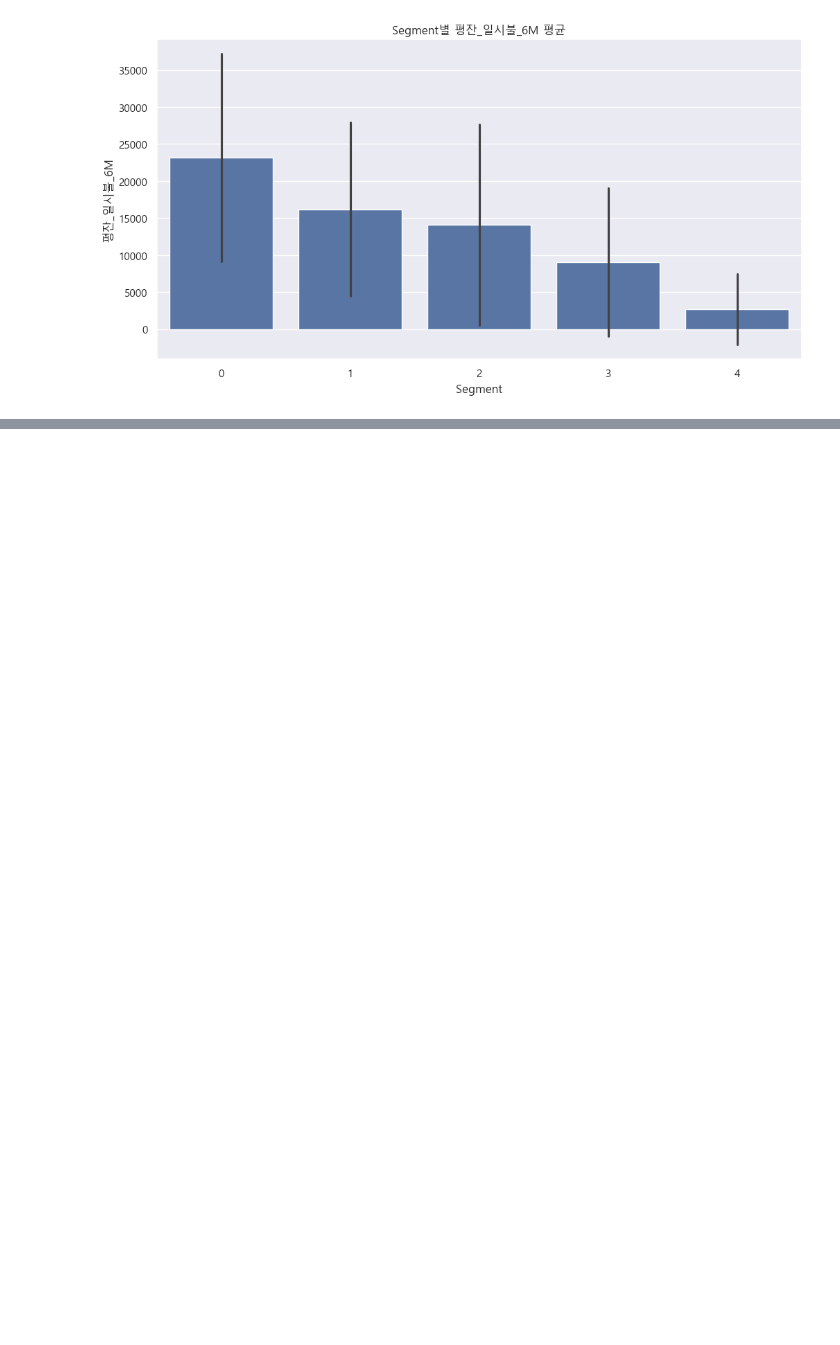
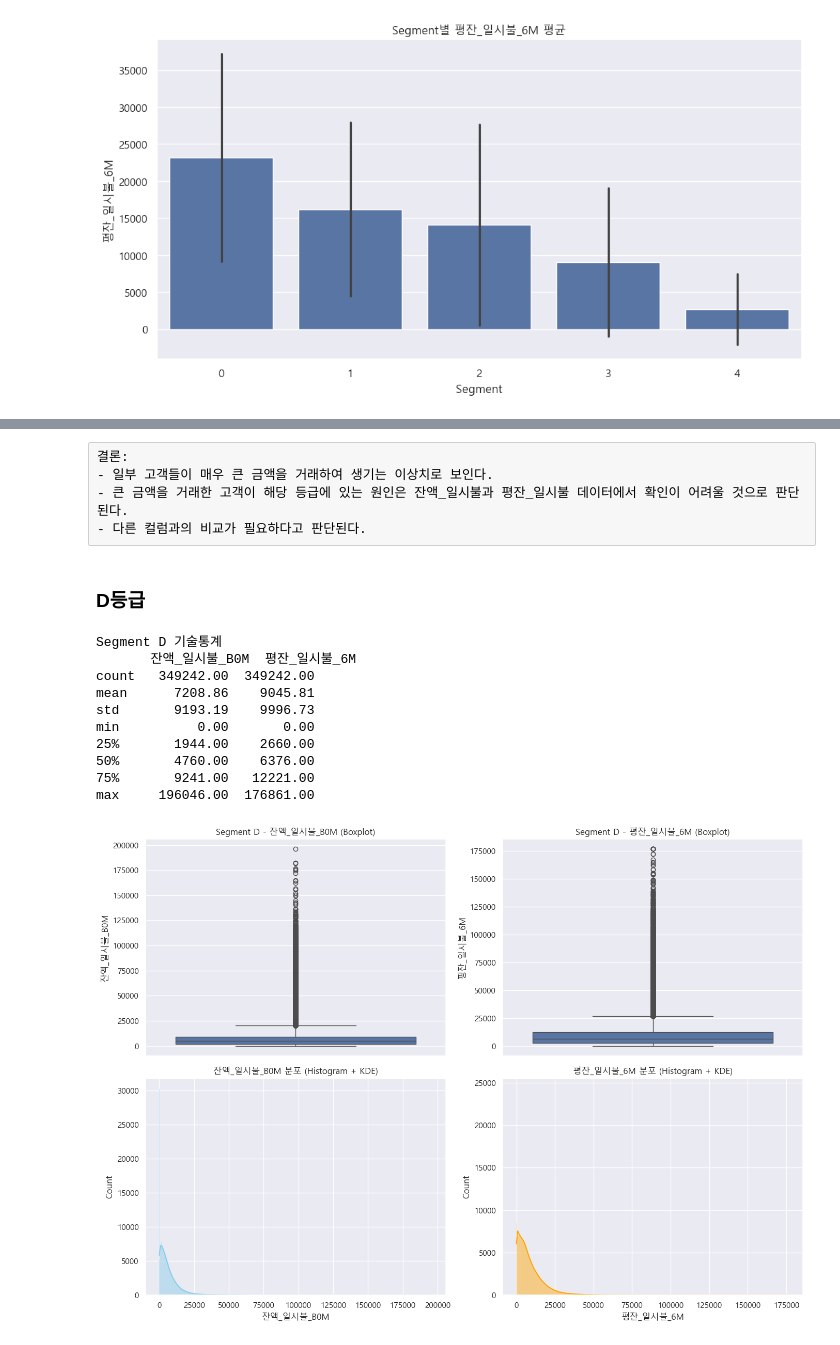
Before and after one commit to Likelion-6-team/final-project, a Jupyter notebook: 5_잔액정보_EDA.ipynb, the cells around one changed output, grey strips where cells are left out. Cells and saved outputs as stored; diff of their text form; code cells hidden in the pictures; blank space fills up the shorter version.

```diff
--- a/5_잔액정보_EDA.ipynb
+++ b/5_잔액정보_EDA.ipynb
@@ -338,0 +435,42 @@ F-통계량: 151396.54, p-value: 0.0
+# %% [raw]
+결론:
+- 일부 고객들이 매우 큰 금액을 거래하여 생기는 이상치로 보인다.
+- 큰 금액을 거래한 고객이 해당 등급에 있는 원인은 잔액_일시불과 평잔_일시불 데이터에서 확인이 어려울 것으로 판단된다.
+- 다른 컬럼과의 비교가 필요하다고 판단된다.
+# %% [markdown]
+### D등급
+# %%
+segD = train_df[train_df['Segment'] == 3]
+cols = ['잔액_일시불_B0M', '평잔_일시불_6M']
+
+print("Segment D 기술통계")
+print(segD[cols].describe().round(2))
+
+fig, axes = plt.subplots(nrows=2, ncols=2, figsize=(14, 10))
+
+sns.boxplot(data=segD, y='잔액_일시불_B0M', ax=axes[0, 0])
+axes[0, 0].set_title('Segment D - 잔액_일시불_B0M (Boxplot)')
+
+sns.boxplot(data=segD, y='평잔_일시불_6M', ax=axes[0, 1])
+axes[0, 1].set_title('Segment D - 평잔_일시불_6M (Boxplot)')
+
+sns.histplot(segD['잔액_일시불_B0M'], kde=True, color='skyblue', ax=axes[1, 0])
+axes[1, 0].set_title('잔액_일시불_B0M 분포 (Histogram + KDE)')
+
+sns.histplot(segD['평잔_일시불_6M'], kde=True, color='orange', ax=axes[1, 1])
+axes[1, 1].set_title('평잔_일시불_6M 분포 (Histogram + KDE)')
+
+plt.tight_layout()
+plt.show()
+# %% [output]
+Segment D 기술통계
+       잔액_일시불_B0M  평잔_일시불_6M
+count   349242.00  349242.00
+mean      7208.86    9045.81
+std       9193.19    9996.73
+min          0.00       0.00
+25%       1944.00    2660.00
+50%       4760.00    6376.00
+75%       9241.00   12221.00
+max     196046.00  176861.00
+[figure, added]
```
Also changed, not shown: parts of 77 cells of this notebook.
